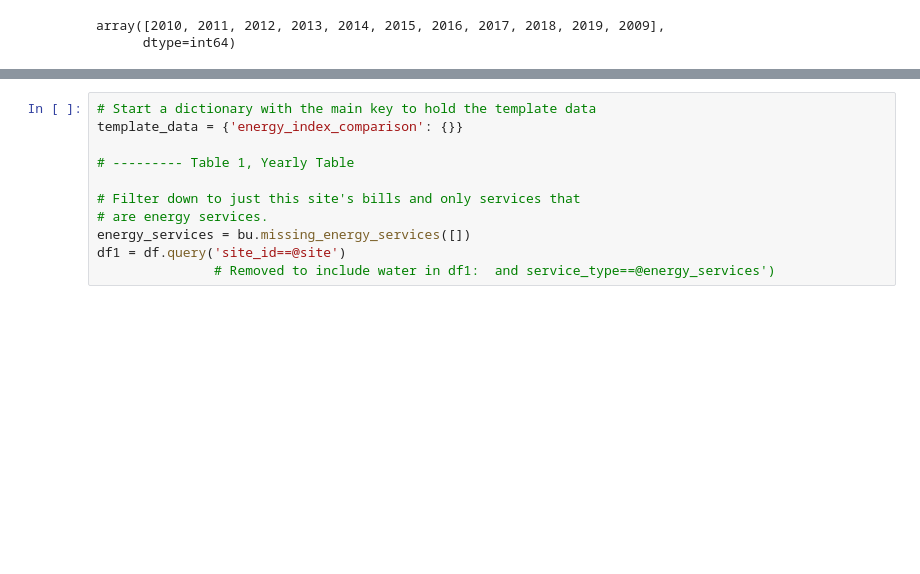
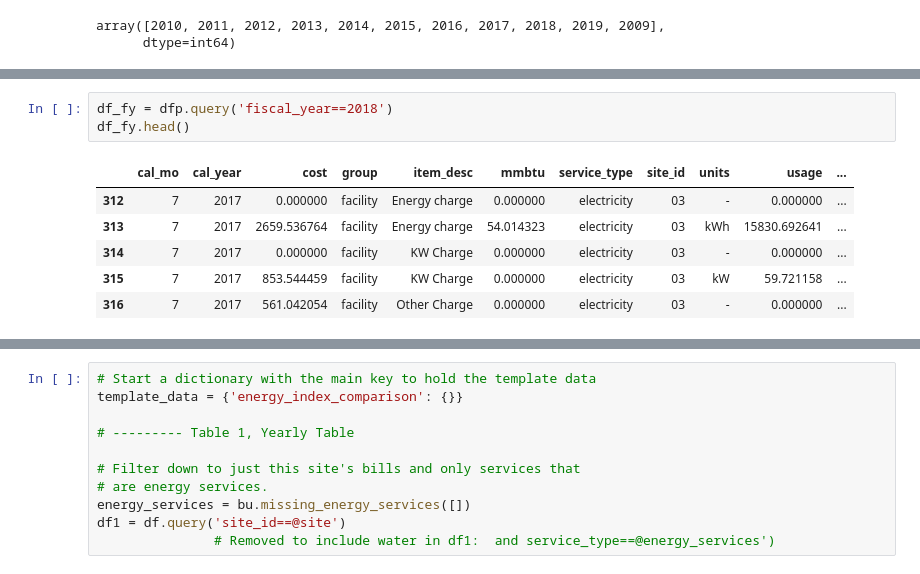
Before and after one commit to alanmitchell/fnsb-benchmark, a Jupyter notebook: testing/ben_upgrades.ipynb, the cells around one changed output, grey strips where cells are left out. Drawn from its saved outputs; the diff is of its cells as text; blank space fills up the shorter version.

```diff
--- a/testing/ben_upgrades.ipynb
+++ b/testing/ben_upgrades.ipynb
@@ -70,0 +81,10 @@ array([2010, 2011, 2012, 2013, 2014, 2015, 2016, 2017, 2018, 2019, 2009],
+# %%
+df_fy = dfp.query('fiscal_year==2018')
+df_fy.head()
+# %% [output]
+|  | cal_mo | cal_year | cost | group | item_desc | mmbtu | service_type | site_id | units | usage | ... |
+| 312 | 7 | 2017 | 0.000000 | facility | Energy charge | 0.000000 | electricity | 03 | - | 0.000000 | ... |
+| 313 | 7 | 2017 | 2659.536764 | facility | Energy charge | 54.014323 | electricity | 03 | kWh | 15830.692641 | ... |
+| 314 | 7 | 2017 | 0.000000 | facility | KW Charge | 0.000000 | electricity | 03 | - | 0.000000 | ... |
+| 315 | 7 | 2017 | 853.544459 | facility | KW Charge | 0.000000 | electricity | 03 | kW | 59.721158 | ... |
+| 316 | 7 | 2017 | 561.042054 | facility | Other Charge | 0.000000 | electricity | 03 | - | 0.000000 | ... |
```
Also changed, not shown: parts of 24 cells of this notebook, 2 other files.
